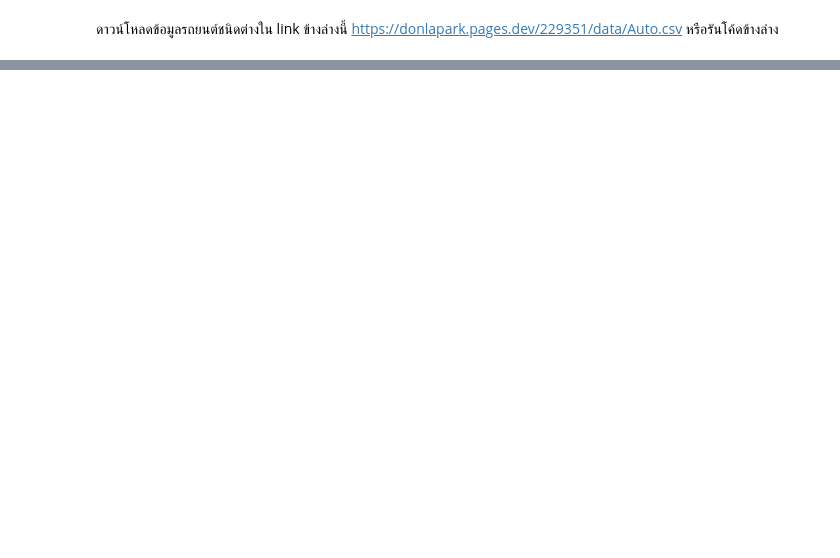
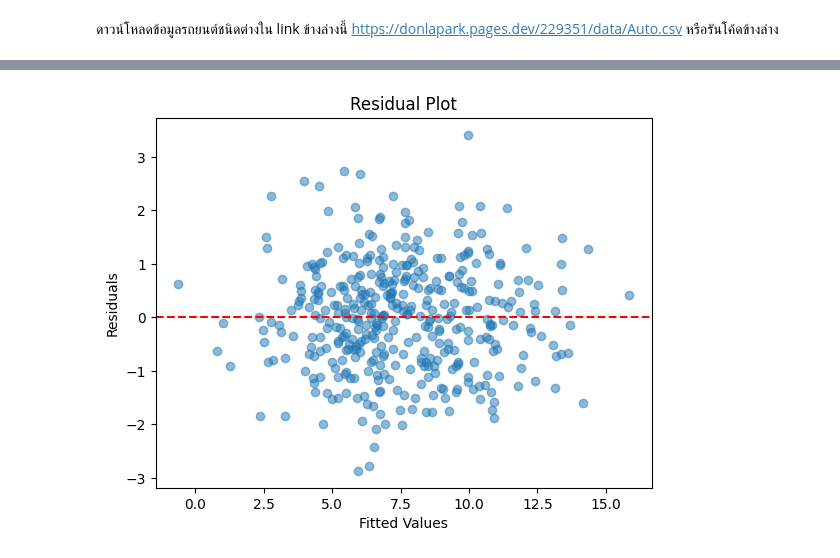
Before and after one commit to Siriprapa-tewee/229351, a Jupyter notebook: 229351_lab06.ipynb, the cells around one changed output, grey strips where cells are left out. Saved outputs shown, nothing was run; the diff lists cells and outputs as text; code cells hidden in the pictures; blank space fills up the shorter version.

```diff
--- a/229351_lab06.ipynb
+++ b/229351_lab06.ipynb
@@ -380,0 +389,5 @@ $$
+# %%
+# อ่านไฟล์ csv ก่อนเพื่อหา missing values
+carseats = pd.read_csv('Carseats.csv')
+
+carseats.head()
@@ -380,0 +401,8 @@ $$
+# %%
+all_predictors = '+'.join(carseats.columns.drop('Sales')) #ใช้สูตร 'Sales ~' + all_predictors ในการสร้างโมเดล
+
+formula = Sales = 'Sales ~ ' + all_predictors
+# %%
+# Build and fit the model
+carseats2 = smf.ols(formula=formula, data=carseats).fit()
+print(carseats2.summary())
@@ -380,0 +443,18 @@ $$
+# %%
+# 1. ดึงค่า residuals (ค่าคลาดเคลื่อน) ออกมาโดยตรงจากโมเดล
+residuals = carseats2.resid
+
+# 2. สร้าง scatter plot
+# แกน X คือค่าที่ทำนายได้ (Fitted Values) และแกน Y คือค่า residuals
+plt.scatter(carseats2.fittedvalues, residuals, alpha=0.5)
+
+# 3. เพิ่มเส้นแนวนอนที่ y=0 เพื่อใช้อ้างอิง
+plt.axhline(y=0, color='red', linestyle='--')
+
+# 4. ตั้งชื่อและแสดงกราฟ
+plt.title('Residual Plot')
+plt.xlabel('Fitted Values')
+plt.ylabel('Residuals')
+plt.show()
+# %% [output]
+[figure, added]
```
Also changed, not shown: parts of 98 cells of this notebook.
